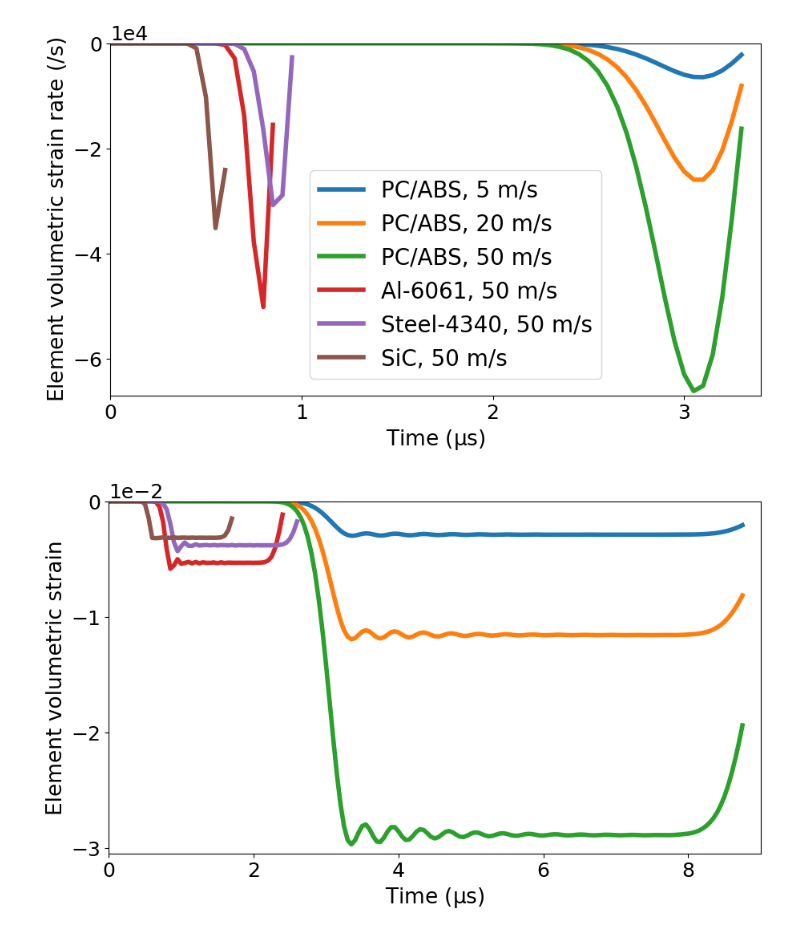
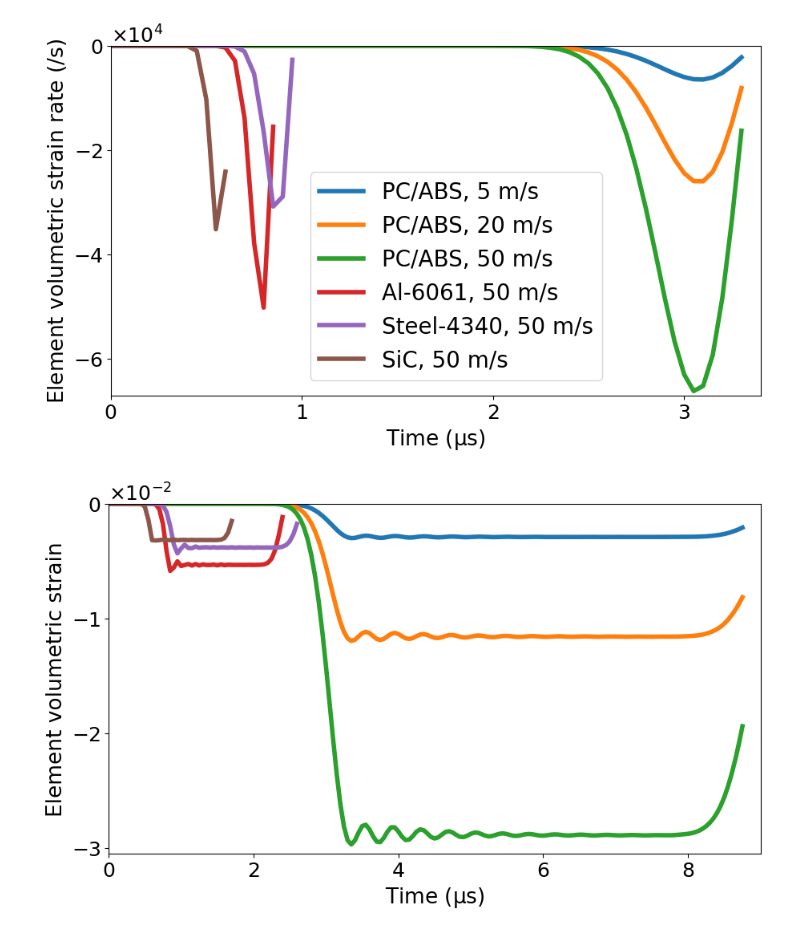
Before and after one commit to hzhangolemiss/VUMAT-DSGZs, a Jupyter notebook: results/Figure4.ipynb, the cells around one changed output. Cells and saved outputs as stored; diff of their text form; code cells hidden in the pictures.

```diff
--- a/results/Figure4.ipynb
+++ b/results/Figure4.ipynb
@@ -63,35 +63,35 @@ erv_e2_steel4340_50 = [float(item[1]) for item in data2]
 with open('../1_SingleLayer_Impact/JH2-SiC_50/abq_run/Job-1_erv_e2.plot','r') as file:
     next(file)
     next(file)
     content = file.read()
     data1 = content.split('\n')
     data2 = []
     for i in range(len(data1)-1):
         data2.append(data1[i].split(' '))
 erv_e2_sic_50 = [float(item[1]) for item in data2]
 
 # Figure 4(a)
 fig1,ax1 = plt.subplots(layout='constrained',figsize=(9,5.4))
 ax1.plot(time[0:67],erv_e2_pcabs_5[0:67],linewidth=4,color='tab:blue',label='PC/ABS, 5 m/s')
 ax1.plot(time[0:67],erv_e2_pcabs_20[0:67],linewidth=4,color='tab:orange',label='PC/ABS, 20 m/s')
 ax1.plot(time[0:67],erv_e2_pcabs_50[0:67],linewidth=4,color='tab:green',label='PC/ABS, 50 m/s')
 ax1.plot(time[0:18],erv_e2_al6061_50[0:18],linewidth=4,color='tab:red',label='Al-6061, 50 m/s')
 ax1.plot(time[0:20],erv_e2_steel4340_50[0:20],linewidth=4,color='tab:purple',label='Steel-4340, 50 m/s')
 ax1.plot(time[0:13],erv_e2_sic_50[0:13],linewidth=4,color='tab:brown',label='SiC, 50 m/s')
 ax1.set_xlabel('Time ($\\rm{\mu s}$)',fontsize=19)
 ax1.set_ylabel('Element volumetric strain rate ($\\rm{/s}$)',fontsize=19)
 ax1.set_xlim(0,3.4)
 ax1.set_ylim(-67000,0)
 ax1.set_xticks([0,1,2,3])
 ax1.set_xticklabels(['0','1','2','3'],fontsize=18)
 ax1.set_yticks([-60000,-40000,-20000,0])
 ax1.tick_params(axis='y',labelsize=18)
-ax1.ticklabel_format(axis='y',style='sci',scilimits=[0,0])
+ax1.ticklabel_format(axis='y',style='sci',scilimits=[0,0],useMathText=True)
 ax1.yaxis.offsetText.set_fontsize(18)
 legend = ax1.legend(loc='upper left',bbox_to_anchor=(0.29,0.67),fontsize=20)
 # fig1.savefig('Figure4a.png', dpi=1200)
 # %% [output]
-[figure, old version]
+[figure, new version]
 # %%
 # LE11 (convert to E11) on Element 2
 # PC/ABS @ 5 m/s; 4790/s; 298 K
@@ -178,12 +178,12 @@ ax2.set_xticklabels(['0','2','4','6','8'],fontsize=18)
 ax2.set_yticks([-0.03,-0.02,-0.01,0])
 # ax2.set_yticklabels(['-0.03','-0.02','-0.01','0'],fontsize=18)
 ax2.tick_params(axis='y',labelsize=18)
-ax2.ticklabel_format(axis='y',style='sci',scilimits=[0,0])
+ax2.ticklabel_format(axis='y',style='sci',scilimits=[0,0],useMathText=True)
 ax2.yaxis.offsetText.set_fontsize(18)
 # legend = ax2.legend(loc='upper right',bbox_to_anchor=(0.85,0.58),fontsize=16)
 # fig2.savefig('Figure4b.png', dpi=1200)
 # %% [output]
-[figure, old version]
+[figure, new version]
 # %%
 # PEEQ on Element 2
 # PCABS @ 5 m/s; 4790/s; 298 K
```
Also changed, not shown: parts of 2 cells of this notebook.
